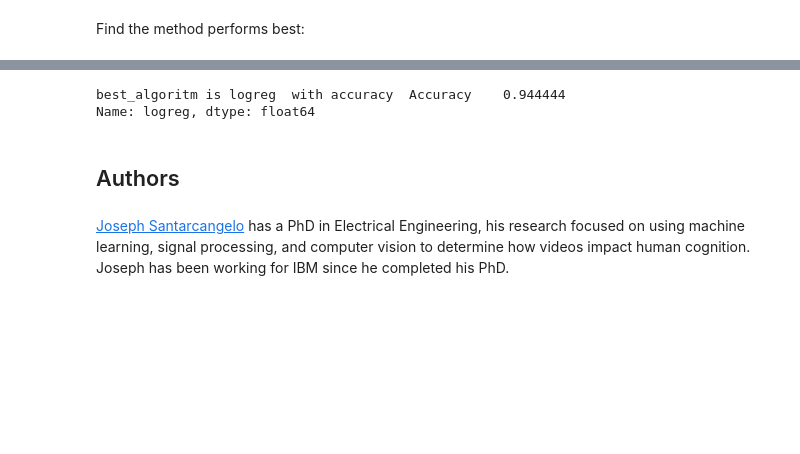
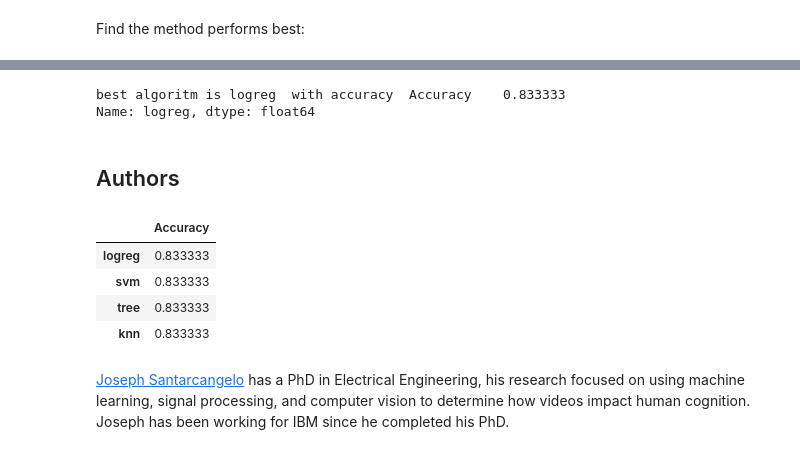
Before and after one commit to MerekeMW/IBM_data_sciense_sert, a Jupyter notebook: SpaceX_Machine Learning Prediction_Part_5 (1).ipynb, the cells around one changed output, grey strips where cells are left out. Cells and saved outputs as stored; diff of their text form; code cells hidden in the pictures; blank space fills up the shorter version.

```diff
--- a/SpaceX_Machine Learning Prediction_Part_5 (1).ipynb
+++ b/SpaceX_Machine Learning Prediction_Part_5 (1).ipynb
@@ -360,12 +360,20 @@ algoritms_df.sort_values('Accuracy', ascending=False).plot(kind='bar')
 # %%
 sorted_alg=algoritms_df.sort_values('Accuracy', ascending=False)
 best_algoritm_accuracy=sorted_alg.iloc[0]
-print('best_algoritm is',sorted_alg.index[0]," with accuracy ",best_algoritm_accuracy)
+print('best algoritm is',sorted_alg.index[0]," with accuracy ",best_algoritm_accuracy)
 # %% [output]
-best_algoritm is logreg  with accuracy  Accuracy    0.944444
+best algoritm is logreg  with accuracy  Accuracy    0.833333
 Name: logreg, dtype: float64
 # %% [markdown]
 ## Authors
+# %%
+algoritms_df.sort_values('Accuracy', ascending=False)
+# %% [output]
+|  | Accuracy |
+| logreg | 0.833333 |
+| svm | 0.833333 |
+| tree | 0.833333 |
+| knn | 0.833333 |
 # %% [markdown]
 <a href="https://www.linkedin.com/in/joseph-s-50398b136/?utm_medium=Exinfluencer&utm_source=Exinfluencer&utm_content=000026UJ&utm_term=10006555&utm_id=NA-SkillsNetwork-Channel-SkillsNetworkCoursesIBMDS0321ENSkillsNetwork26802033-2022-01-01">Joseph Santarcangelo</a> has a PhD in Electrical Engineering, his research focused on using machine learning, signal processing, and computer vision to determine how videos impact human cognition. Joseph has been working for IBM since he completed his PhD.
 # %% [markdown]
```
Also changed, not shown: parts of 15 cells of this notebook.
